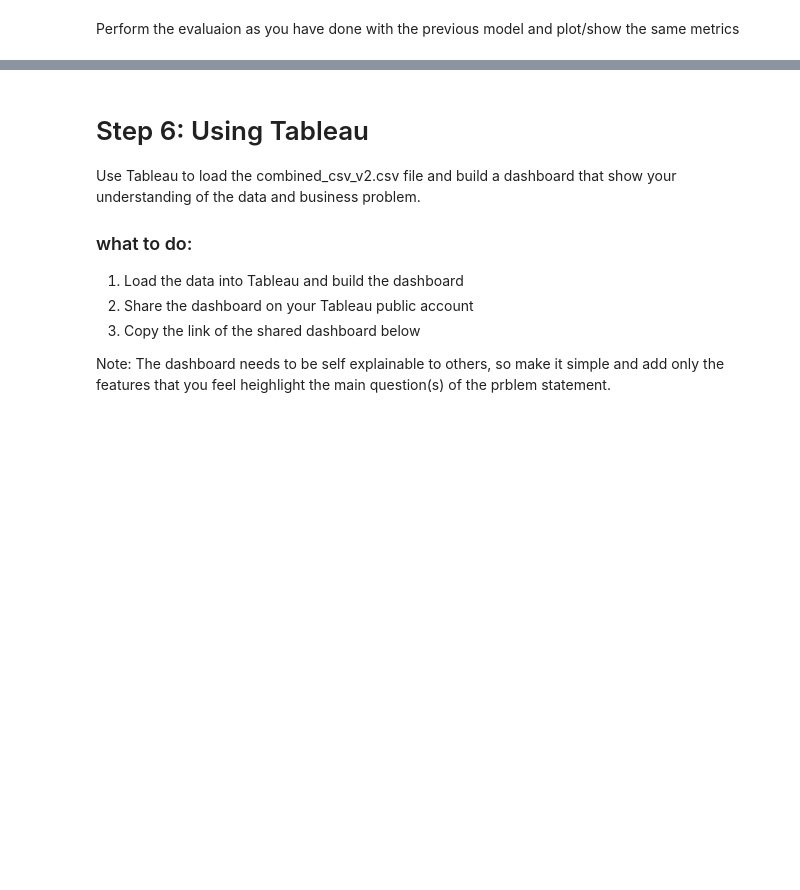
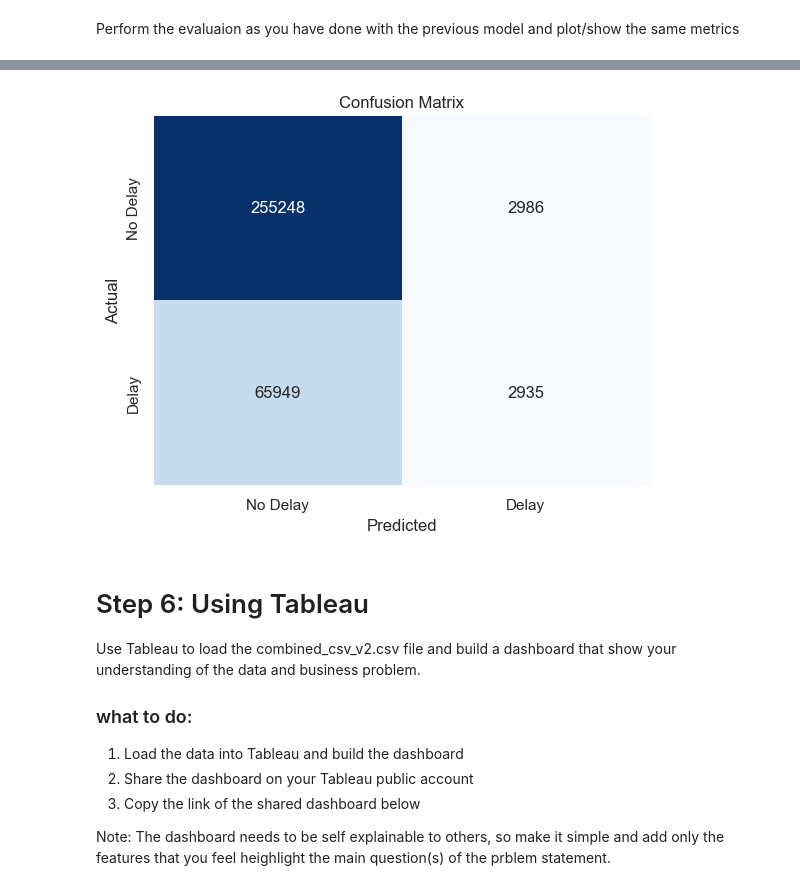
Before and after one commit to hassan-saleem/project2, a Jupyter notebook: onpremises.ipynb, the cells around one changed output, grey strips where cells are left out. Drawn from its saved outputs; the diff is of its cells as text; code cells hidden in the pictures; blank space fills up the shorter version.

```diff
--- a/onpremises.ipynb
+++ b/onpremises.ipynb
@@ -1333,7 +1359,15 @@ Create the training and testing sets again.
+# %%
+# Spliting into features (X) and target (y)
+X = data.drop('target', axis=1)
+y = data['target']
+
+# Train-test split based on 80% training and 20% testing
+X_train, X_test, y_train, y_test = train_test_split(X, y, test_size=0.2, random_state=0)
 # %% [markdown]
 ### New baseline classifier
 
 Now, see if these new features add any predictive power to the model.
 # %%
 # Instantiate another logistic regression model
-classifier2 = # Enter your code here
+classifier2 = LogisticRegression()
+classifier2.fit(X_train, y_train)
@@ -1341,0 +1376,11 @@ classifier2 = # Enter your code here
+# %%
+# Predictions on test set
+y_pred = classifier2.predict(X_test)
+
+# Evaluate model performance
+accuracy = accuracy_score(y_test, y_pred)
+print(f"Accuracy of Logistic Regression Model: {accuracy:.2f}")
+
+# Detailed classification report and confusion matrix
+print("Classification Report:\n", classification_report(y_test, y_pred))
+print("Confusion Matrix:\n", confusion_matrix(y_test, y_pred))
@@ -1348,3 +1423,8 @@ Question: did you notice a difference by adding the extra data on the results?
+# %%
+# Confusion Matrix plot
+plot_confusion_matrix(y_test, y_pred)
+# %% [output]
+[figure, added]
 # %% [markdown]
 # Step 6: Using Tableau
 
```
Also changed, not shown: parts of 26 cells of this notebook.
